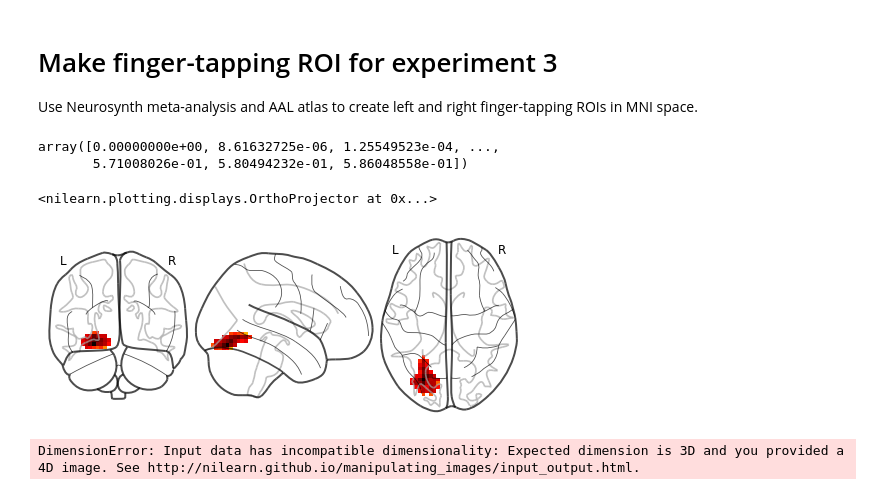
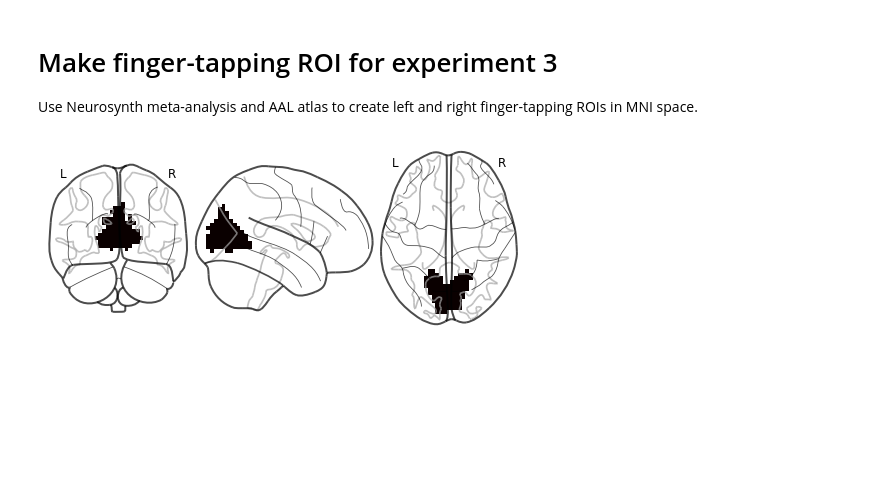
Before and after one commit to NBCLab/power-replication, a Jupyter notebook: experiment-3/make_visual_ROIs.ipynb, the cells around one changed output. Drawn from its saved outputs; the diff is of its cells as text; code cells hidden in the pictures; blank space fills up the shorter version.

```diff
--- a/experiment-3/make_visual_ROIs.ipynb
+++ b/experiment-3/make_visual_ROIs.ipynb
@@ -11,30 +9,19 @@ from scipy import ndimage
-# %%
-aal = fetch_atlas_aal()
-aal_img = nib.load(aal['maps'])
-aal_map = aal_img.get_data()
-l_precentral_idx = int(aal['indices'][aal['labels'].index('Precentral_L')])
-r_precentral_idx = int(aal['indices'][aal['labels'].index('Precentral_R')])
-l_precentral = aal_map == l_precentral_idx
-r_precentral = aal_map == r_precentral_idx
 # %%
 msdl = fetch_atlas_msdl()
-#msdl['labels']
 msdl_img = nib.load(msdl['maps'])
-msdl_map = msdl_img.get_data()
-striate_idx = int(msdl['labels'].index('Vis'))
-striate_map = msdl_map[..., striate_idx]
-striate_img = nib.Nifti1Image(striate_map, msdl_img.affine, header=msdl_img.header)
+# MSDL is lower resolution, so upsample
+msdl_img_upsampled = image.resample_to_img(
+    msdl_img, 'data/right_finger_ROI.nii.gz', interpolation='nearest')
+msdl_map = msdl_img_upsampled.get_data()
+
+striate_idx = int(msdl['labels'].index('Striate'))
+striate = msdl_map[..., striate_idx]
+striate = striate >= 0.25  # 25%
+
+striate_img = nib.Nifti1Image(
+    striate, msdl_img_upsampled.affine, header=msdl_img_upsampled.header)
-# %%
-np.unique(msdl_map)
-# %% [output]
-array([0.00000000e+00, 8.61632725e-06, 1.25549523e-04, ...,
-       5.71008026e-01, 5.80494232e-01, 5.86048558e-01])
-# %%
-plotting.plot_glass_brain(striate_img, threshold=0.)
-# %% [output]
-<nilearn.plotting.displays.OrthoProjector at 0x...>
-[figure, removed]
 # %%
 plotting.plot_glass_brain(striate_img)
+striate_img.to_filename('data/V1_ROI.nii.gz')
 # %% [output]
-DimensionError: Input data has incompatible dimensionality: Expected dimension is 3D and you provided a 4D image. See http://nilearn.github.io/manipulating_images/input_output.html.
+[figure, added]
```
Also changed, not shown: parts of 4 cells of this notebook, 2 other files.
